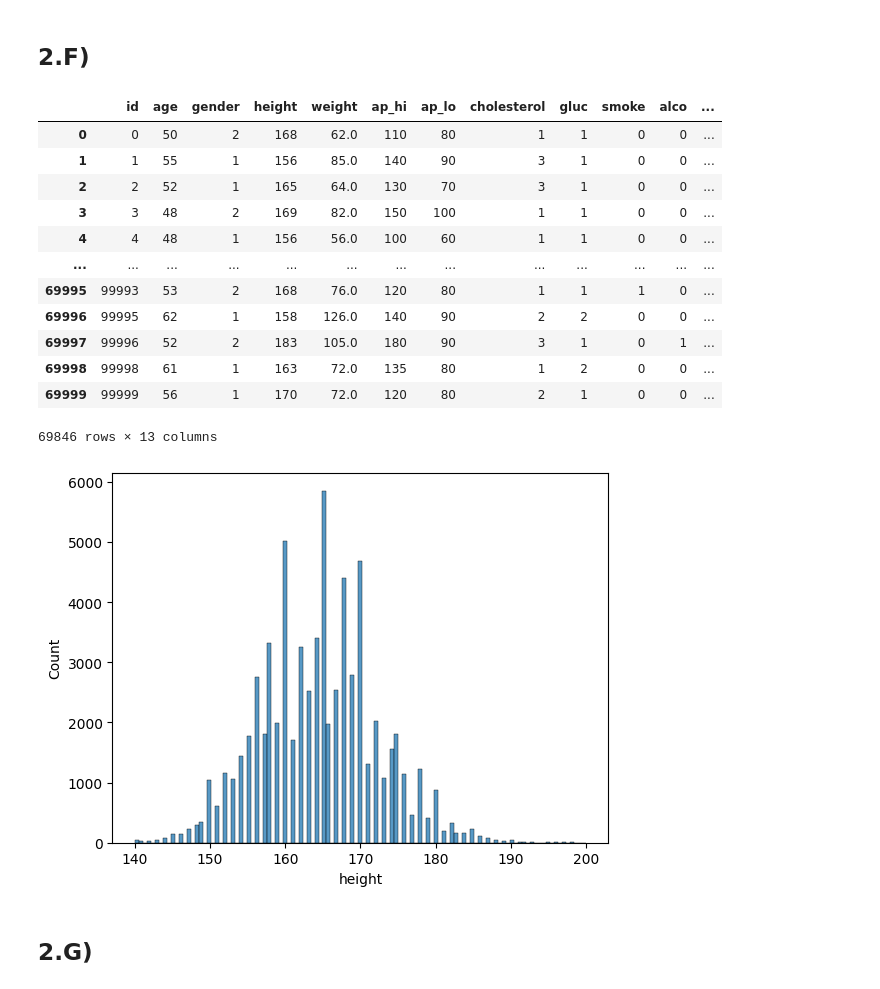
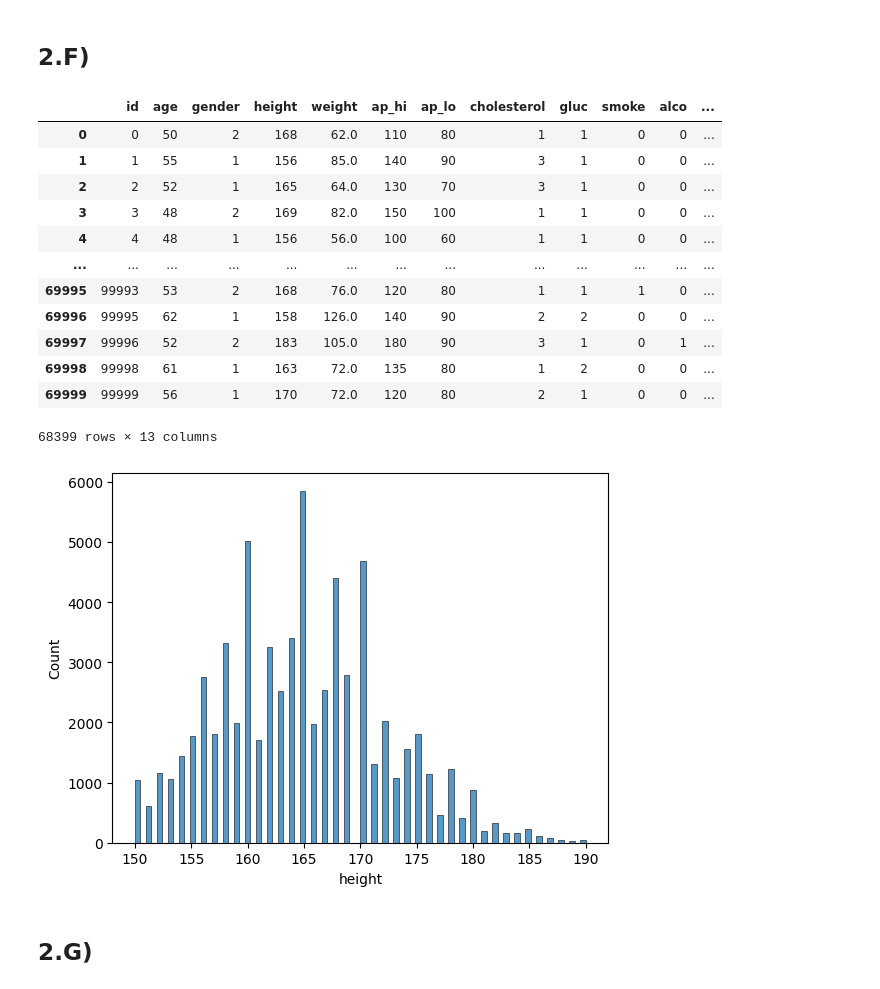
Before and after one commit to MiltonOberg/Artificial_Intelligence2-Milton-OPA23, a Jupyter notebook: Labb_1/labb_1.ipynb, the cells around one changed output. Drawn from its saved outputs; the diff is of its cells as text; code cells hidden in the pictures.

```diff
--- a/Labb_1/labb_1.ipynb
+++ b/Labb_1/labb_1.ipynb
@@ -699,24 +721,25 @@ sns.histplot(data= weight_filtered, x="weight")
 # %% [markdown]
 ## 2.F)
 # %%
-height_filtered= df_cardio[(df_cardio["height"] >= 140) & (df_cardio["height"] <= 200)]
+"""same for height"""
+height_filtered= df_cardio[(df_cardio["height"] >= 150) & (df_cardio["height"] <= 190)]
 
 sns.histplot(data= height_filtered, x= "height")
 height_filtered
 # %% [output]
 |  | id | age | gender | height | weight | ap_hi | ap_lo | cholesterol | gluc | smoke | alco | ... |
 | 0 | 0 | 50 | 2 | 168 | 62.0 | 110 | 80 | 1 | 1 | 0 | 0 | ... |
 | 1 | 1 | 55 | 1 | 156 | 85.0 | 140 | 90 | 3 | 1 | 0 | 0 | ... |
 | 2 | 2 | 52 | 1 | 165 | 64.0 | 130 | 70 | 3 | 1 | 0 | 0 | ... |
 | 3 | 3 | 48 | 2 | 169 | 82.0 | 150 | 100 | 1 | 1 | 0 | 0 | ... |
 | 4 | 4 | 48 | 1 | 156 | 56.0 | 100 | 60 | 1 | 1 | 0 | 0 | ... |
 | ... | ... | ... | ... | ... | ... | ... | ... | ... | ... | ... | ... | ... |
 | 69995 | 99993 | 53 | 2 | 168 | 76.0 | 120 | 80 | 1 | 1 | 1 | 0 | ... |
 | 69996 | 99995 | 62 | 1 | 158 | 126.0 | 140 | 90 | 2 | 2 | 0 | 0 | ... |
 | 69997 | 99996 | 52 | 2 | 183 | 105.0 | 180 | 90 | 3 | 1 | 0 | 1 | ... |
 | 69998 | 99998 | 61 | 1 | 163 | 72.0 | 135 | 80 | 1 | 2 | 0 | 0 | ... |
 | 69999 | 99999 | 56 | 1 | 170 | 72.0 | 120 | 80 | 2 | 1 | 0 | 0 | ... |
-69846 rows × 13 columns
+68399 rows × 13 columns
-[figure, old version]
+[figure, new version]
 # %% [markdown]
 ## 2.G)
```
Also changed, not shown: parts of 40 cells of this notebook.
